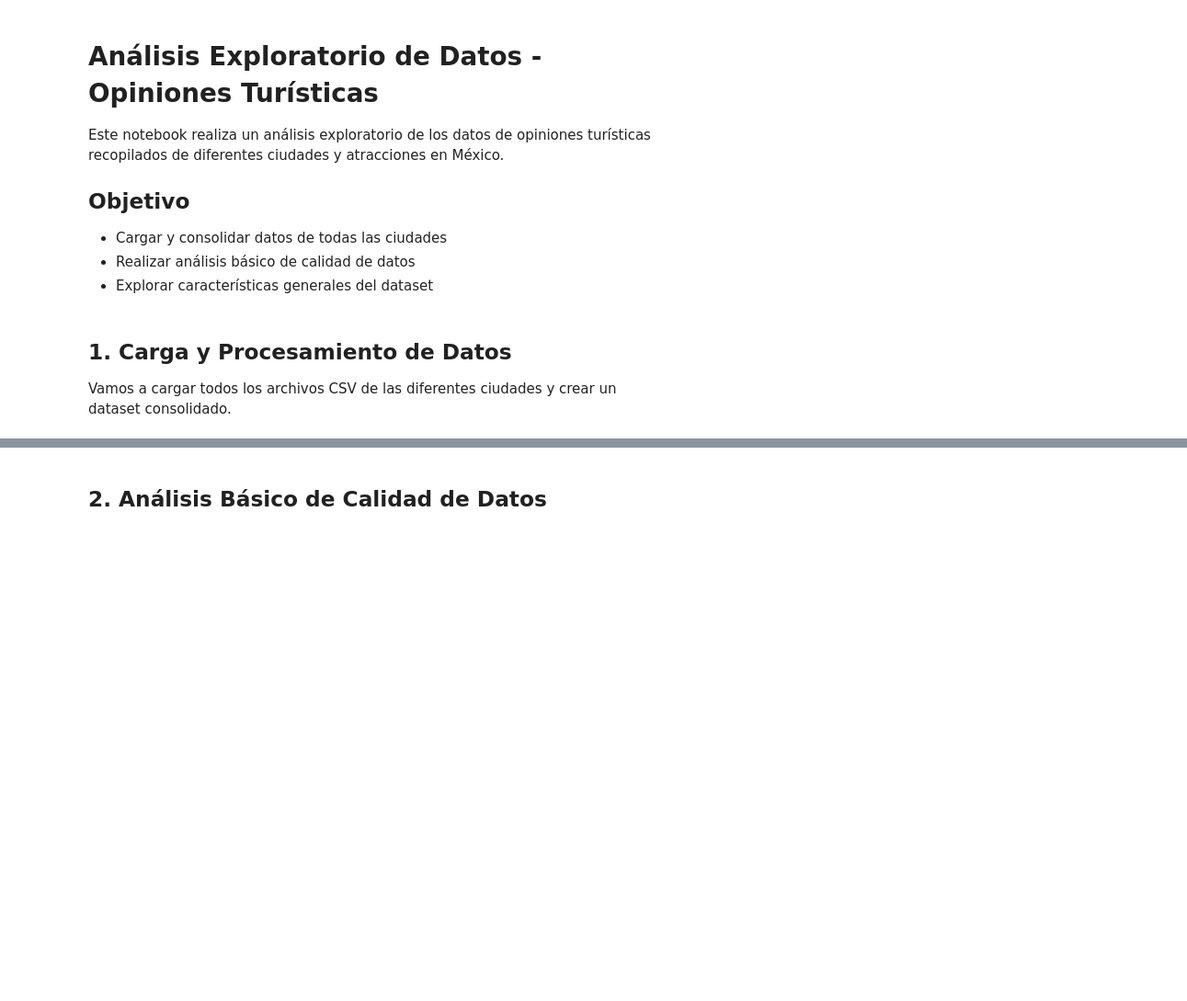
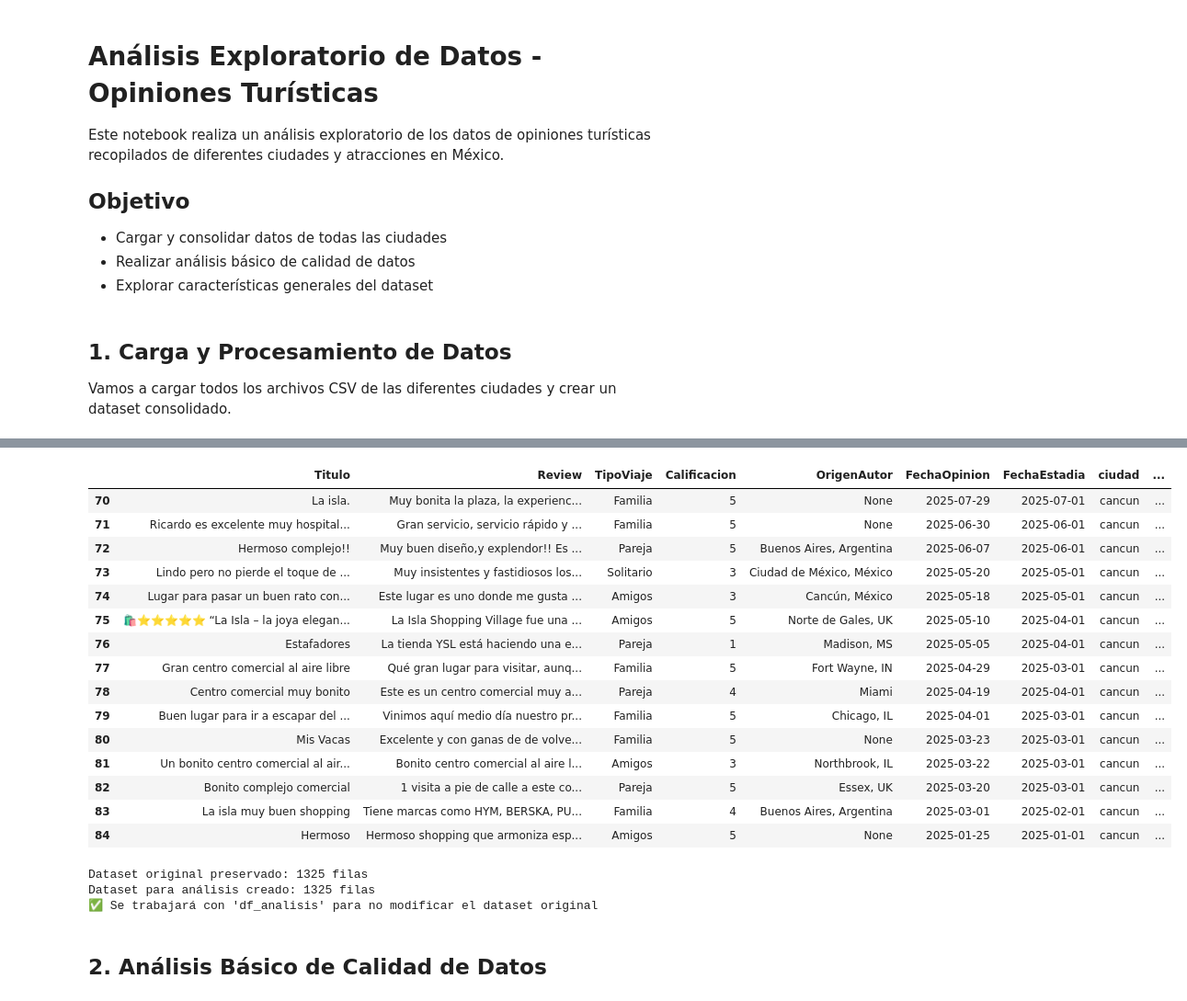
Before and after one commit to VictorWKey/AI-Tourism-Opinion-Analyzer, a Jupyter notebook: notebooks/analisis_exploratorio_datos.ipynb, the cells around one changed output, grey strips where cells are left out. Shown at 92% size. Drawn from its saved outputs; the diff is of its cells as text; code cells hidden in the pictures; blank space fills up the shorter version.

Commit message:
Improve the code to process the dataset in a basic way and save it.

```diff
--- a/notebooks/analisis_exploratorio_datos.ipynb
+++ b/notebooks/analisis_exploratorio_datos.ipynb
@@ -110,0 +381,35 @@ df_opiniones.head()
+# %%
+# Validación adicional de la limpieza
+print("=== VALIDACIÓN DE LA LIMPIEZA ===")
+
+# Verificar algunos casos específicos que mencionaste
+casos_test = ['Pamela L', 'Cifuentes E', 'ALCIRA HAYDEE M', '1 aporte',
+              'Puerto Rico', 'Buenos Aires, Argentina', 'San Juan, Puerto Rico',
+              'Ciudad de México, México']
+
+print("Prueba de casos específicos:")
+for caso in casos_test:
+    resultado = limpiar_origen_autor(caso)
+    estado = "✅ CONSERVADO" if resultado is not None else "❌ ELIMINADO"
+    print(f"'{caso}' -> {estado}")
+
+print(f"\n=== ANÁLISIS FINAL ===")
+print(f"Registros totales: {len(df_opiniones)}")
+print(f"OrigenAutor original - Valores únicos: {df_opiniones['OrigenAutor'].nunique()}")
+print(f"OrigenAutor original - Valores no nulos: {df_opiniones['OrigenAutor'].notna().sum()}")
+print(f"OrigenAutor limpio - Valores únicos: {df_opiniones['OrigenAutor_limpio'].nunique()}")
+print(f"OrigenAutor limpio - Valores no nulos: {df_opiniones['OrigenAutor_limpio'].notna().sum()}")
+
+# Reemplazar la columna original con la limpia
+print(f"\n=== REEMPLAZANDO COLUMNA ORIGINAL ===")
+df_opiniones['OrigenAutor'] = df_opiniones['OrigenAutor_limpio']
+df_opiniones.drop('OrigenAutor_limpio', axis=1, inplace=True)
+
+print("✅ Columna OrigenAutor limpiada exitosamente")
+print(f"Valores únicos finales en OrigenAutor: {df_opiniones['OrigenAutor'].nunique()}")
+
+# Mostrar muestra de los valores finales más comunes
+print(f"\n=== TOP 15 PAÍSES/LUGARES MÁS COMUNES (DESPUÉS DE LIMPIEZA) ===")
+valores_finales = df_opiniones['OrigenAutor'].value_counts().head(15)
+for valor, count in valores_finales.items():
+    print(f"'{valor}': {count} opiniones")
@@ -111,3 +434,33 @@ df_opiniones.head()
+# %%
+df_opiniones[70:85]
+# %% [output]
+|  | Titulo | Review | TipoViaje | Calificacion | OrigenAutor | FechaOpinion | FechaEstadia | ciudad | ... |
+| 70 | La isla. | Muy bonita la plaza, la experienc... | Familia | 5 | None | 2025-07-29 | 2025-07-01 | cancun | ... |
+| 71 | Ricardo es excelente muy hospital... | Gran servicio, servicio rápido y ... | Familia | 5 | None | 2025-06-30 | 2025-06-01 | cancun | ... |
+| 72 | Hermoso complejo!! | Muy buen diseño,y explendor!! Es ... | Pareja | 5 | Buenos Aires, Argentina | 2025-06-07 | 2025-06-01 | cancun | ... |
+| 73 | Lindo pero no pierde el toque de ... | Muy insistentes y fastidiosos los... | Solitario | 3 | Ciudad de México, México | 2025-05-20 | 2025-05-01 | cancun | ... |
+| 74 | Lugar para pasar un buen rato con... | Este lugar es uno donde me gusta ... | Amigos | 3 | Cancún, México | 2025-05-18 | 2025-05-01 | cancun | ... |
+| 75 | 🛍️⭐⭐⭐⭐⭐ “La Isla – la joya elegan... | La Isla Shopping Village fue una ... | Amigos | 5 | Norte de Gales, UK | 2025-05-10 | 2025-04-01 | cancun | ... |
+| 76 | Estafadores | La tienda YSL está haciendo una e... | Pareja | 1 | Madison, MS | 2025-05-05 | 2025-04-01 | cancun | ... |
+| 77 | Gran centro comercial al aire libre | Qué gran lugar para visitar, aunq... | Familia | 5 | Fort Wayne, IN | 2025-04-29 | 2025-03-01 | cancun | ... |
+| 78 | Centro comercial muy bonito | Este es un centro comercial muy a... | Pareja | 4 | Miami | 2025-04-19 | 2025-04-01 | cancun | ... |
+| 79 | Buen lugar para ir a escapar del ... | Vinimos aquí medio día nuestro pr... | Familia | 5 | Chicago, IL | 2025-04-01 | 2025-03-01 | cancun | ... |
+| 80 | Mis Vacas | Excelente y con ganas de de volve... | Familia | 5 | None | 2025-03-23 | 2025-03-01 | cancun | ... |
+| 81 | Un bonito centro comercial al air... | Bonito centro comercial al aire l... | Amigos | 3 | Northbrook, IL | 2025-03-22 | 2025-03-01 | cancun | ... |
+| 82 | Bonito complejo comercial | 1 visita a pie de calle a este co... | Pareja | 5 | Essex, UK | 2025-03-20 | 2025-03-01 | cancun | ... |
+| 83 | La isla muy buen shopping | Tiene marcas como HYM, BERSKA, PU... | Familia | 4 | Buenos Aires, Argentina | 2025-03-01 | 2025-02-01 | cancun | ... |
+| 84 | Hermoso | Hermoso shopping que armoniza esp... | Amigos | 5 | None | 2025-01-25 | 2025-01-01 | cancun | ... |
+# %%
+# Crear una copia del dataset para análisis (preservar el original)
+df_analisis = df_opiniones.copy()
+
+print(f"Dataset original preservado: {len(df_opiniones)} filas")
+print(f"Dataset para análisis creado: {len(df_analisis)} filas")
+print("✅ Se trabajará con 'df_analisis' para no modificar el dataset original")
+# %% [output]
+Dataset original preservado: 1325 filas
+Dataset para análisis creado: 1325 filas
+✅ Se trabajará con 'df_analisis' para no modificar el dataset original
 # %% [markdown]
 ## 2. Análisis Básico de Calidad de Datos
 # %%
```
Also changed, not shown: parts of 31 cells of this notebook, 2 other files.
